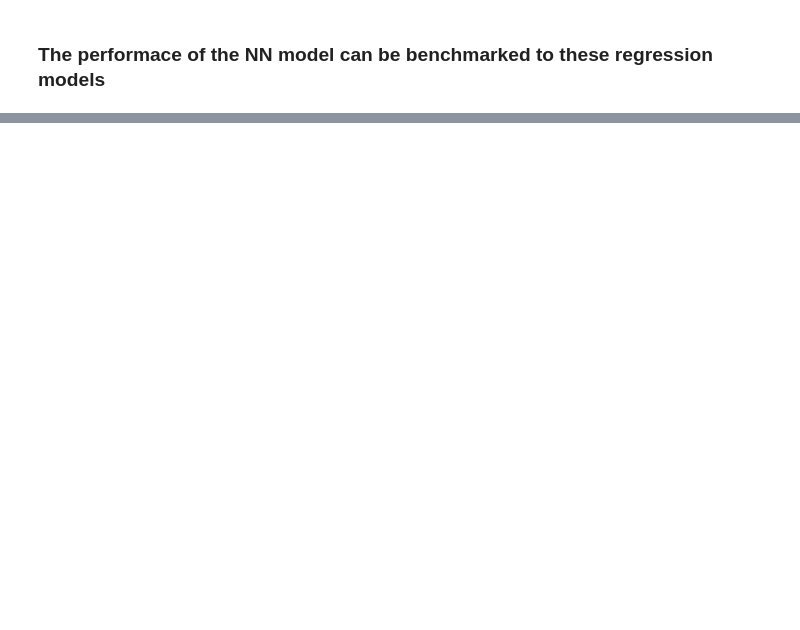
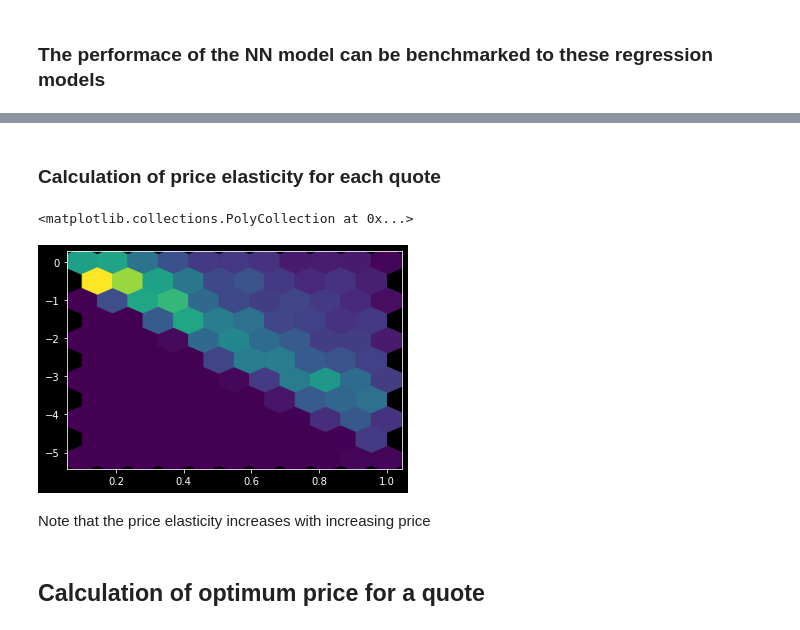
Before and after one commit to spmita/bid-response-nn, a Jupyter notebook: bid_response_scratch.ipynb, the cells around one changed output, grey strips where cells are left out. Drawn from its saved outputs; the diff is of its cells as text; code cells hidden in the pictures; blank space fills up the shorter version.

```diff
--- a/bid_response_scratch.ipynb
+++ b/bid_response_scratch.ipynb
@@ -454,0 +473,12 @@ The NN model achieves 86% of the performance of the "complete" model
+# %% [markdown]
+### Calculation of price elasticity for each quote
+# %%
+pred_elasticity = X_test['price']*pred_beta.numpy()/(1+np.exp(pred_alpha.numpy()+X_test['price']*pred_beta.numpy()))
+plt.hexbin(X_test['price'], pred_elasticity, gridsize=10)
+# %% [output]
+<matplotlib.collections.PolyCollection at 0x...>
+[figure, added]
+# %% [markdown]
+Note that the price elasticity increases with increasing price
+# %% [markdown]
+## Calculation of optimum price for a quote
```
Also changed, not shown: parts of 37 cells of this notebook.
